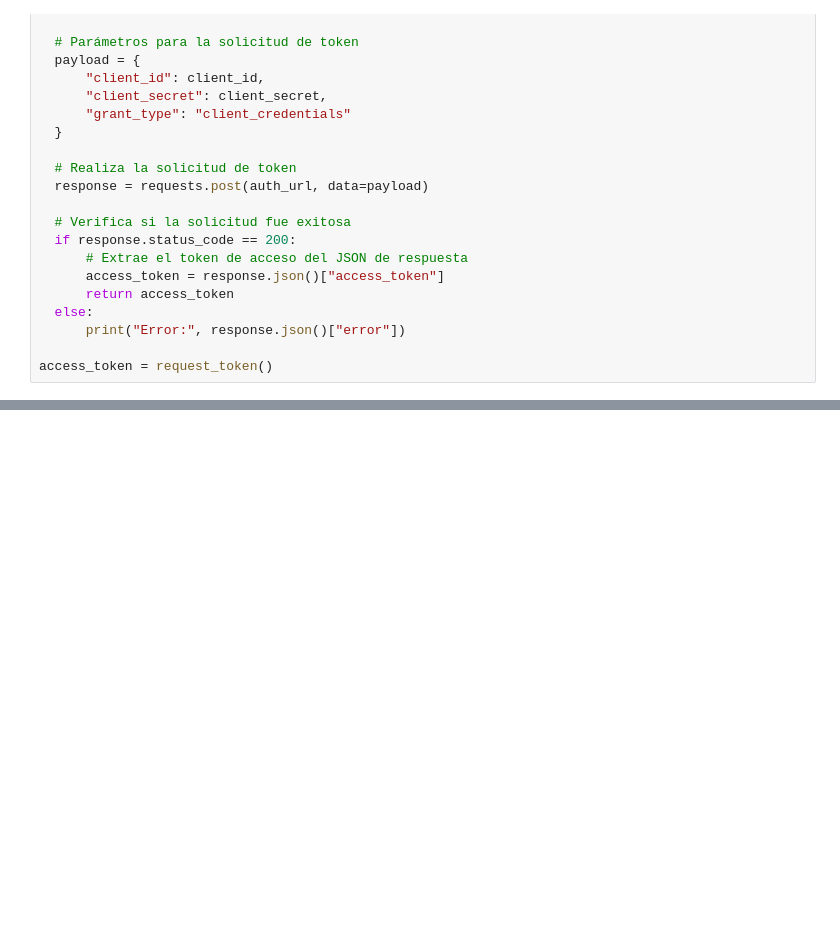
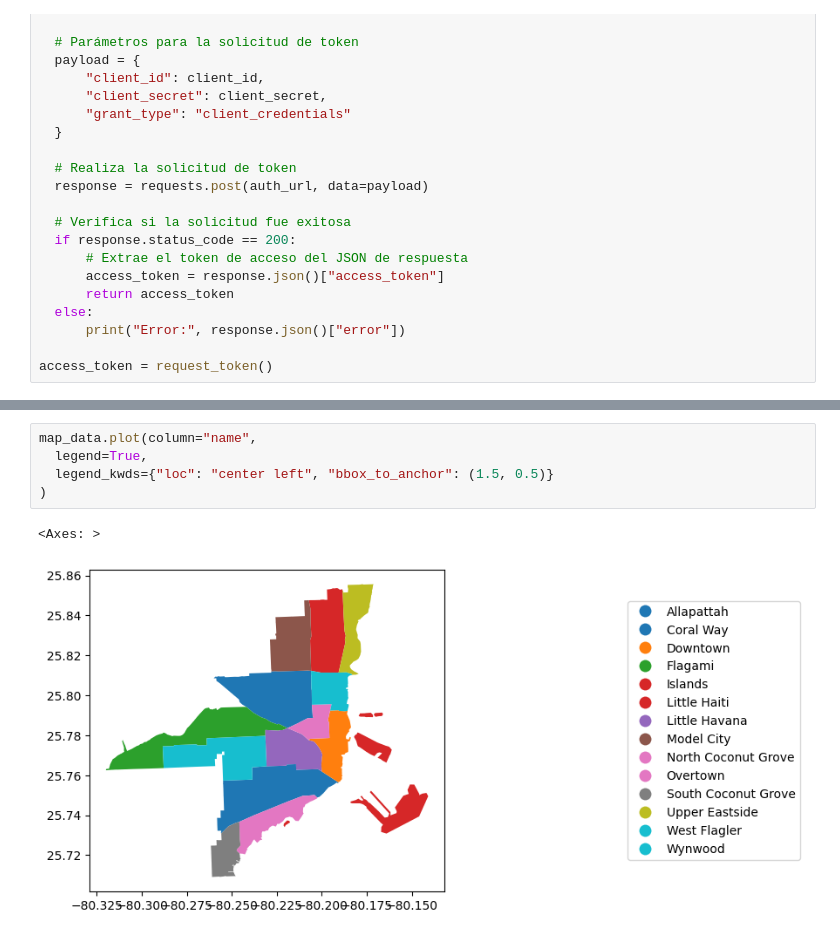
Before and after one commit to DeiviGT1/arc-is, a Jupyter notebook: hola.ipynb, the cells around one changed output, grey strips where cells are left out. Drawn from its saved outputs; the diff is of its cells as text; blank space fills up the shorter version.

```diff
--- a/hola.ipynb
+++ b/hola.ipynb
@@ -88,0 +59,8 @@ map_data
+# %%
+map_data.plot(column="name",
+  legend=True,
+  legend_kwds={"loc": "center left", "bbox_to_anchor": (1.5, 0.5)}
+)
+# %% [output]
+<Axes: >
+[figure, added]
```
Also changed, not shown: parts of 13 cells of this notebook, 3 other files.
